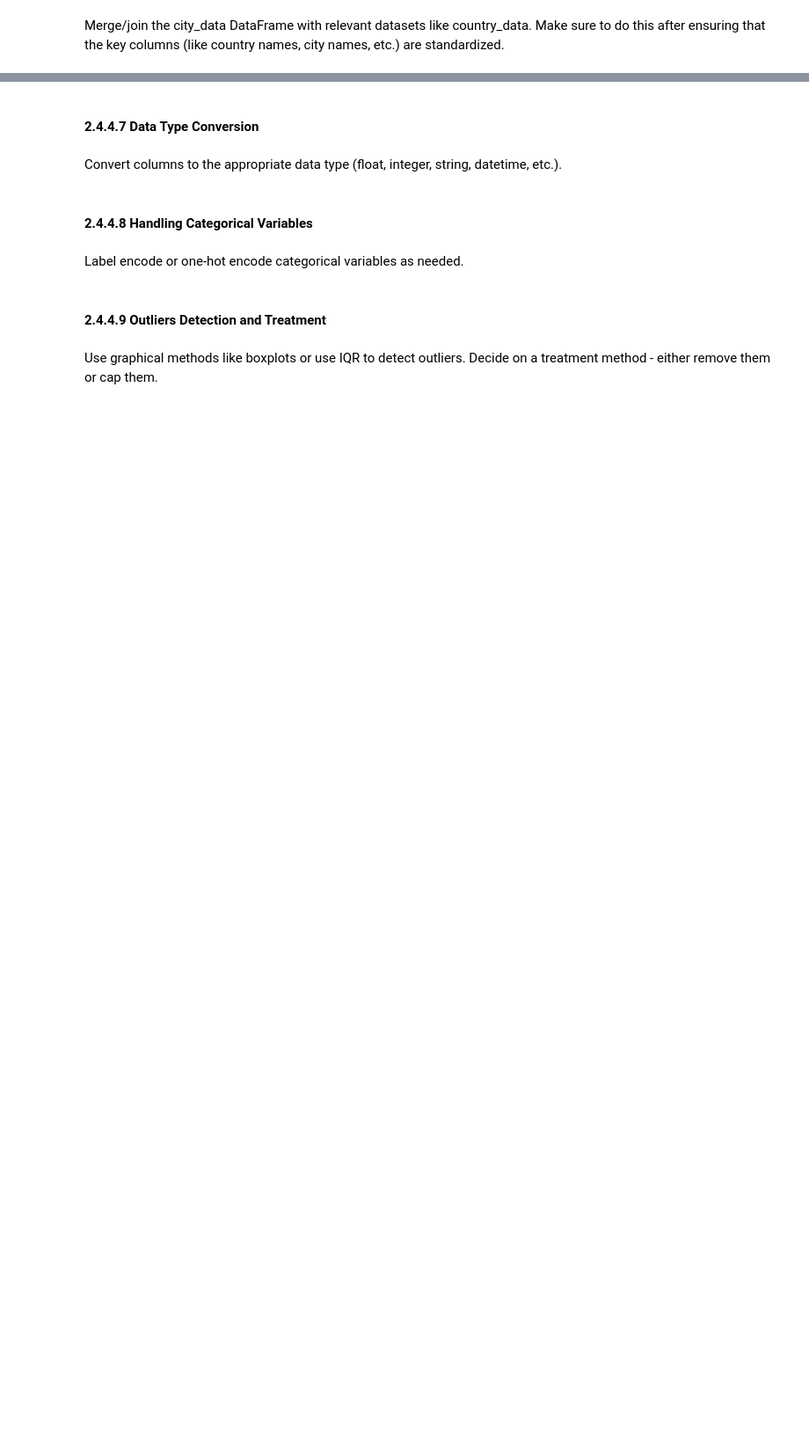
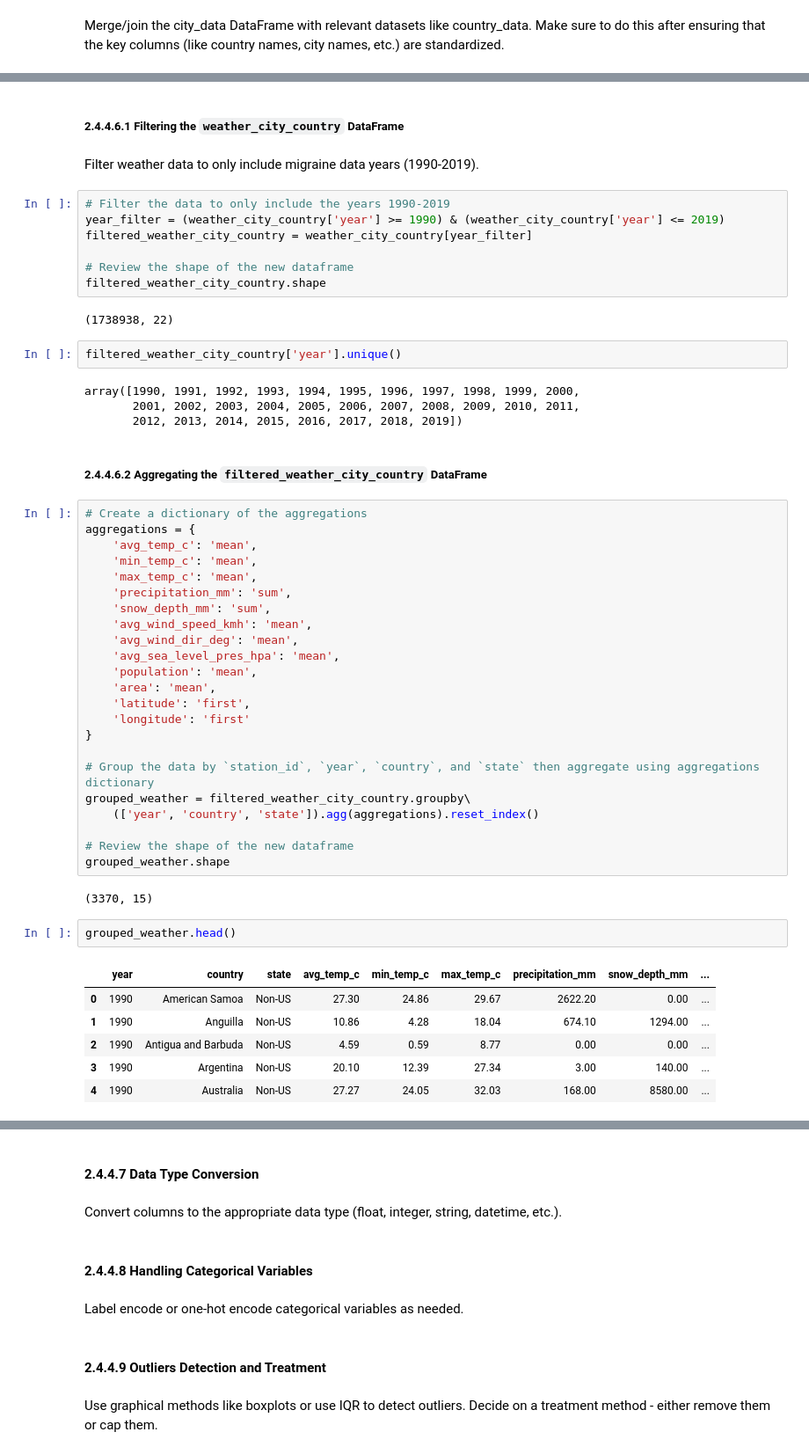
Before and after one commit to christinedbaxter/analyticsCapstone, a Jupyter notebook: notebooks/02_data_preprocessing.ipynb, the cells around one changed output, grey strips where cells are left out. Shown at 88% size. Cells and saved outputs as stored; diff of their text form; blank space fills up the shorter version.

```diff
--- a/notebooks/02_data_preprocessing.ipynb
+++ b/notebooks/02_data_preprocessing.ipynb
@@ -2547,0 +2829,55 @@ Make sure to do this after ensuring that the key columns (like country names, ci
+# %% [markdown]
+##### 2.4.4.6.1 Filtering the `weather_city_country` DataFrame
+# %% [markdown]
+Filter weather data to only include migraine data years (1990-2019).
+# %%
+# Filter the data to only include the years 1990-2019
+year_filter = (weather_city_country['year'] >= 1990) & (weather_city_country['year'] <= 2019)
+filtered_weather_city_country = weather_city_country[year_filter]
+
+# Review the shape of the new dataframe
+filtered_weather_city_country.shape
+# %% [output]
+(1738938, 22)
+# %%
+filtered_weather_city_country['year'].unique()
+# %% [output]
+array([1990, 1991, 1992, 1993, 1994, 1995, 1996, 1997, 1998, 1999, 2000,
+       2001, 2002, 2003, 2004, 2005, 2006, 2007, 2008, 2009, 2010, 2011,
+       2012, 2013, 2014, 2015, 2016, 2017, 2018, 2019])
+# %% [markdown]
+##### 2.4.4.6.2 Aggregating the `filtered_weather_city_country` DataFrame
+# %%
+# Create a dictionary of the aggregations
+aggregations = {
+    'avg_temp_c': 'mean',
+    'min_temp_c': 'mean',
+    'max_temp_c': 'mean',
+    'precipitation_mm': 'sum',
+    'snow_depth_mm': 'sum',
+    'avg_wind_speed_kmh': 'mean',
+    'avg_wind_dir_deg': 'mean',
+    'avg_sea_level_pres_hpa': 'mean',
+    'population': 'mean',
+    'area': 'mean',
+    'latitude': 'first',
+    'longitude': 'first'
+}
+
+# Group the data by `station_id`, `year`, `country`, and `state` then aggregate using aggregations dictionary
+grouped_weather = filtered_weather_city_country.groupby\
+    (['year', 'country', 'state']).agg(aggregations).reset_index()
+
+# Review the shape of the new dataframe
+grouped_weather.shape
+# %% [output]
+(3370, 15)
+# %%
+grouped_weather.head()
+# %% [output]
+|  | year | country | state | avg_temp_c | min_temp_c | max_temp_c | precipitation_mm | snow_depth_mm | ... |
+| 0 | 1990 | American Samoa | Non-US | 27.30 | 24.86 | 29.67 | 2622.20 | 0.00 | ... |
+| 1 | 1990 | Anguilla | Non-US | 10.86 | 4.28 | 18.04 | 674.10 | 1294.00 | ... |
+| 2 | 1990 | Antigua and Barbuda | Non-US | 4.59 | 0.59 | 8.77 | 0.00 | 0.00 | ... |
+| 3 | 1990 | Argentina | Non-US | 20.10 | 12.39 | 27.34 | 3.00 | 140.00 | ... |
+| 4 | 1990 | Australia | Non-US | 27.27 | 24.05 | 32.03 | 168.00 | 8580.00 | ... |
```
Also changed, not shown: parts of 73 cells of this notebook.
